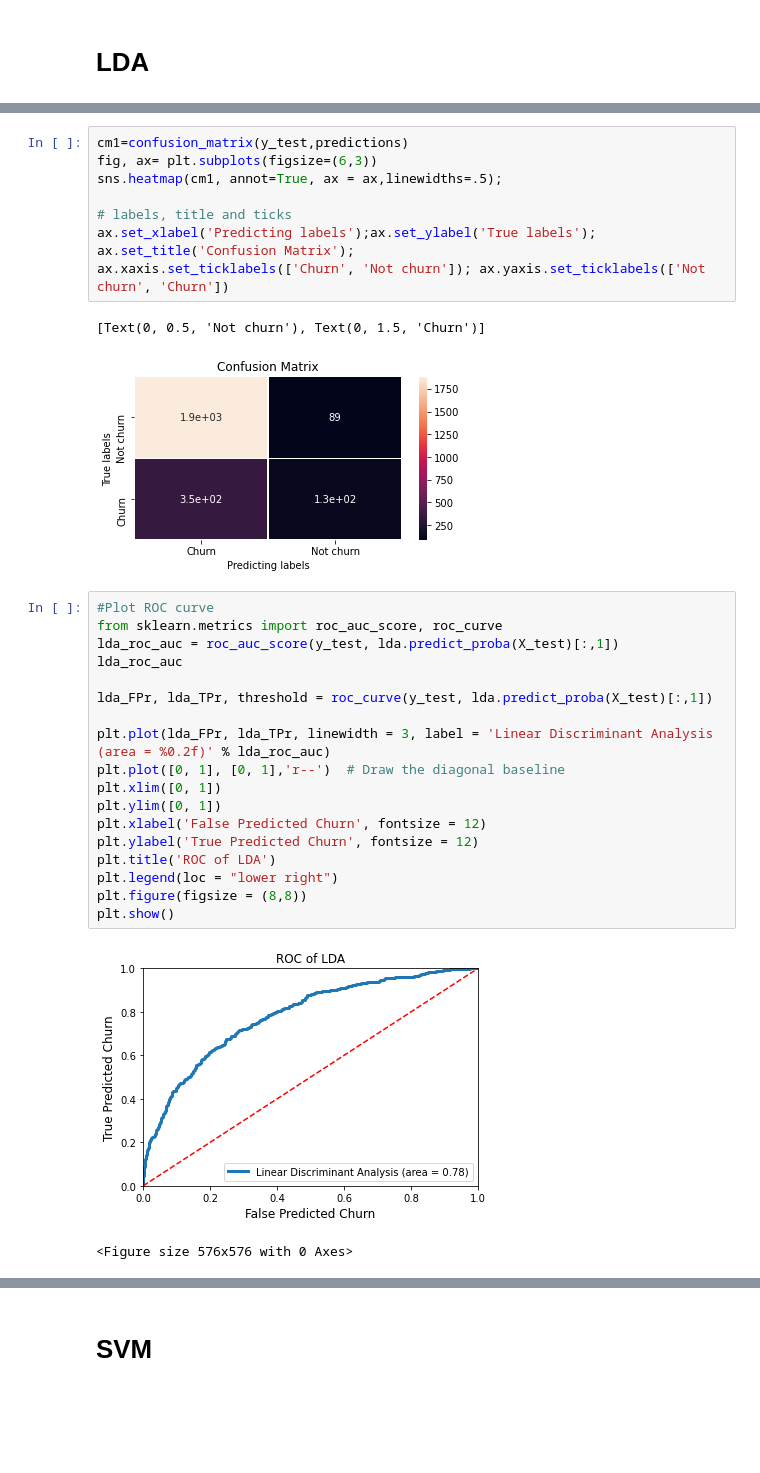
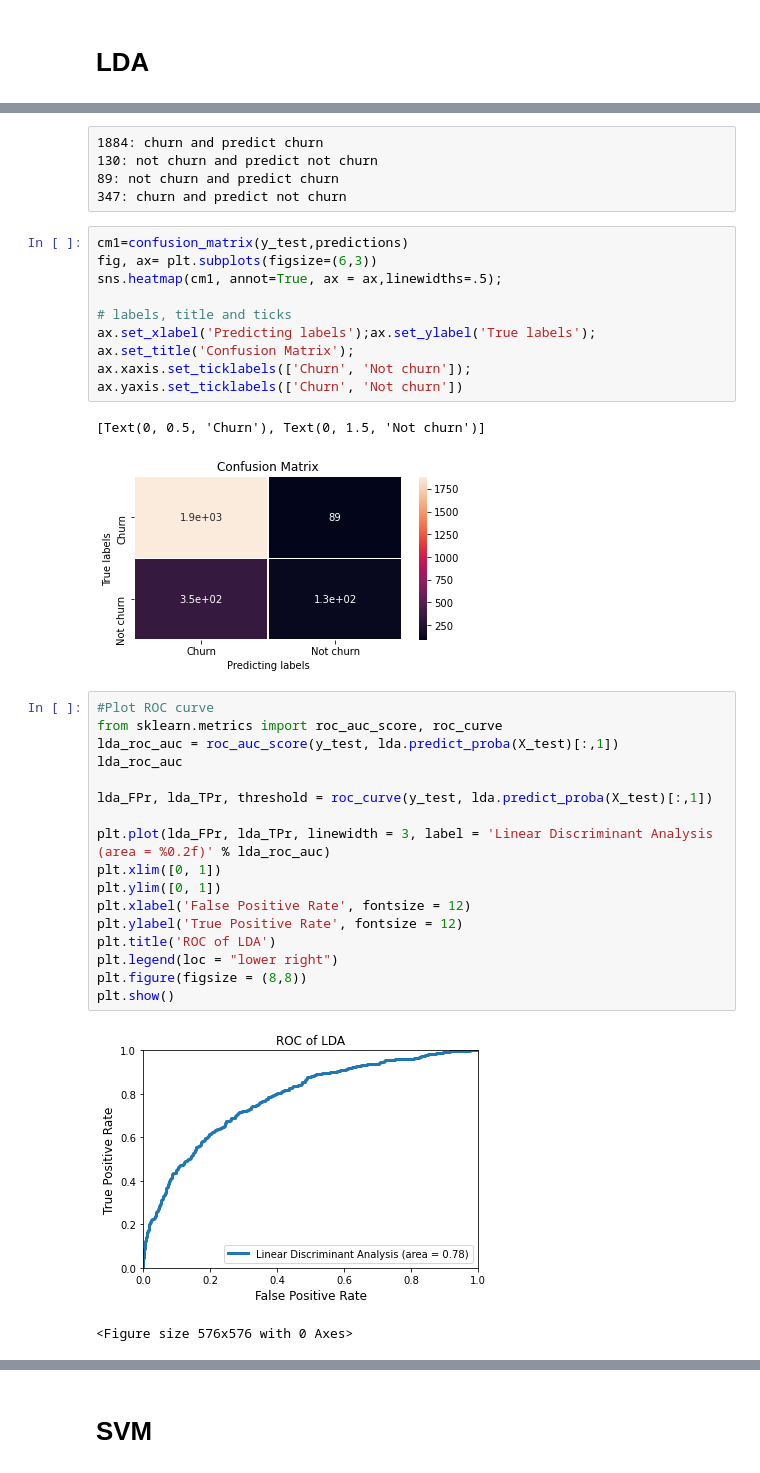
Before and after one commit to VinceTruong/Churn_Modelling, a Jupyter notebook: Anh Ngo.ipynb, the cells around one changed output, grey strips where cells are left out. Cells and saved outputs as stored; diff of their text form; blank space fills up the shorter version.

```diff
--- a/Anh Ngo.ipynb
+++ b/Anh Ngo.ipynb
@@ -289,3 +321,8 @@ weighted avg       0.80      0.82      0.79      2450
+# %% [raw]
+1884: churn and predict churn
+130: not churn and predict not churn
+89: not churn and predict churn
+347: churn and predict not churn
 # %%
 cm1=confusion_matrix(y_test,predictions)
 fig, ax= plt.subplots(figsize=(6,3))
@@ -294,28 +331,27 @@ sns.heatmap(cm1, annot=True, ax = ax,linewidths=.5);
 # labels, title and ticks
 ax.set_xlabel('Predicting labels');ax.set_ylabel('True labels');
 ax.set_title('Confusion Matrix');
-ax.xaxis.set_ticklabels(['Churn', 'Not churn']); ax.yaxis.set_ticklabels(['Not churn', 'Churn'])
+ax.xaxis.set_ticklabels(['Churn', 'Not churn']); ax.yaxis.set_ticklabels(['Churn', 'Not churn'])
 # %% [output]
-[Text(0, 0.5, 'Not churn'), Text(0, 1.5, 'Churn')]
+[Text(0, 0.5, 'Churn'), Text(0, 1.5, 'Not churn')]
-[figure, old version]
+[figure, new version]
 # %%
 #Plot ROC curve
 from sklearn.metrics import roc_auc_score, roc_curve
 lda_roc_auc = roc_auc_score(y_test, lda.predict_proba(X_test)[:,1])
 lda_roc_auc
 
 lda_FPr, lda_TPr, threshold = roc_curve(y_test, lda.predict_proba(X_test)[:,1])
 
 plt.plot(lda_FPr, lda_TPr, linewidth = 3, label = 'Linear Discriminant Analysis (area = %0.2f)' % lda_roc_auc)
-plt.plot([0, 1], [0, 1],'r--')  # Draw the diagonal baseline
 plt.xlim([0, 1])
 plt.ylim([0, 1])
-plt.xlabel('False Predicted Churn', fontsize = 12)
-plt.ylabel('True Predicted Churn', fontsize = 12)
+plt.xlabel('False Positive Rate', fontsize = 12)
+plt.ylabel('True Positive Rate', fontsize = 12)
 plt.title('ROC of LDA')
 plt.legend(loc = "lower right")
 plt.figure(figsize = (8,8))
 plt.show()
 # %% [output]
-[figure, old version]
+[figure, new version]
 <Figure size 576x576 with 0 Axes>
```
Also changed, not shown: parts of 19 cells of this notebook.
